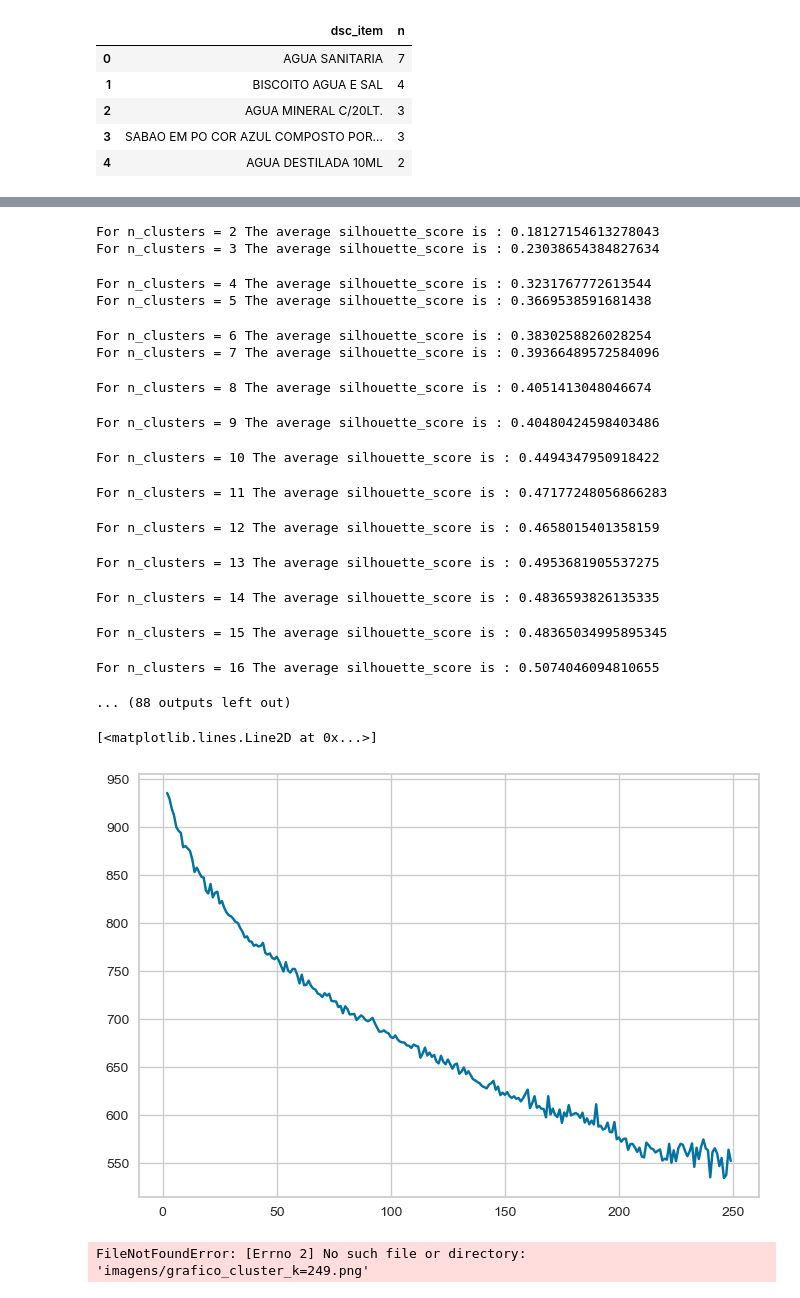
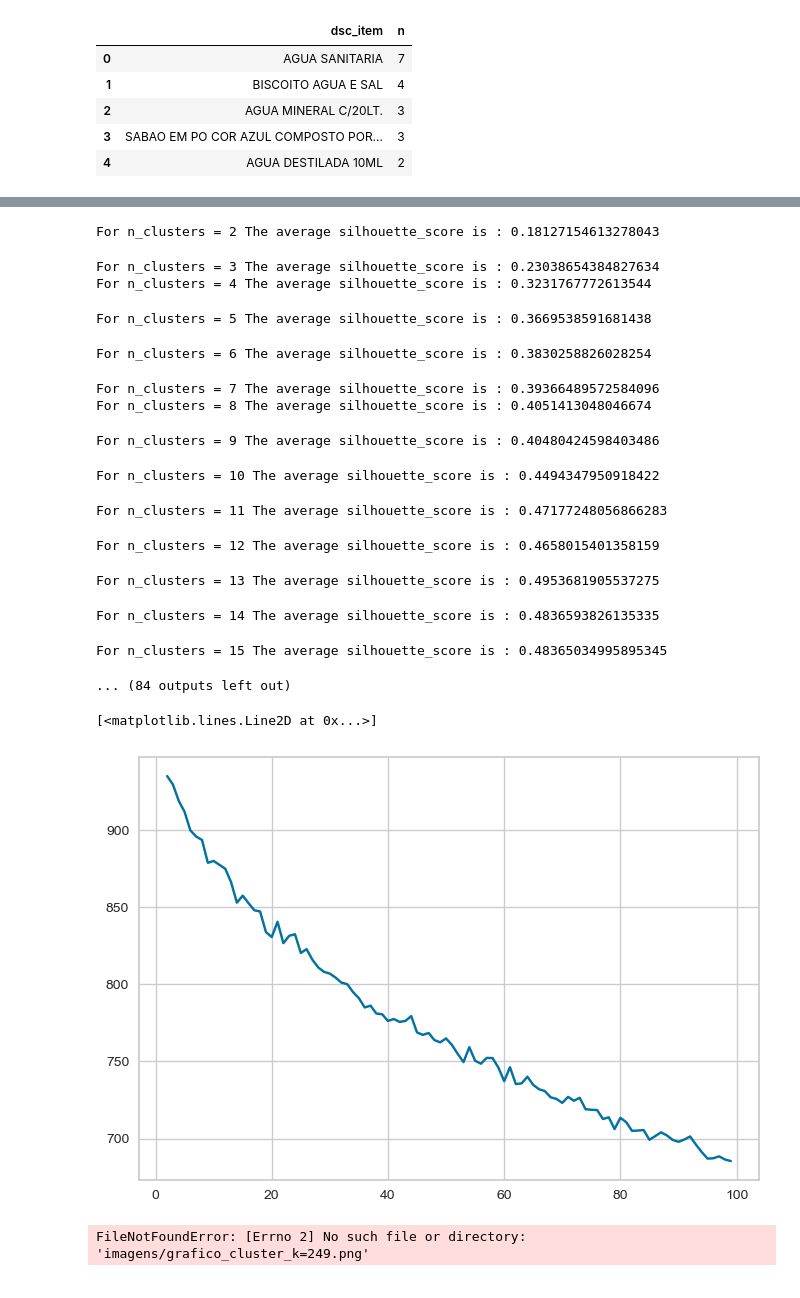
Before and after one commit to caiosousareis/NUS, a Jupyter notebook: Teste Clusterização.ipynb, the cells around one changed output, grey strips where cells are left out. Cells and saved outputs as stored; diff of their text form; code cells hidden in the pictures.

```diff
--- a/Teste Clusterização.ipynb
+++ b/Teste Clusterização.ipynb
@@ -68,7 +68,7 @@ vec.fit(df.dsc_item.values)
 features = vec.transform(df.dsc_item.values)
 # %%
 wcss = []
-for cluster in range(2,250):
+for cluster in range(2,100):
     cls = MiniBatchKMeans(n_clusters=cluster, random_state=42)
     cls.fit(features)
     silhouette_avg = v_measure_score(df.dsc_item.values, cls.labels_)
@@ -76,24 +76,23 @@ for cluster in range(2,250):
     wcss.append(cls.inertia_)
 # %% [output]
 For n_clusters = 2 The average silhouette_score is : 0.18127154613278043
-For n_clusters = 3 The average silhouette_score is : 0.23038654384827634
+For n_clusters = 3 The average silhouette_score is : 0.23038654384827634
 For n_clusters = 4 The average silhouette_score is : 0.3231767772613544
-For n_clusters = 5 The average silhouette_score is : 0.3669538591681438
-For n_clusters = 6 The average silhouette_score is : 0.3830258826028254
-For n_clusters = 7 The average silhouette_score is : 0.39366489572584096
+For n_clusters = 5 The average silhouette_score is : 0.3669538591681438
-For n_clusters = 8 The average silhouette_score is : 0.4051413048046674
+For n_clusters = 6 The average silhouette_score is : 0.3830258826028254
-For n_clusters = 9 The average silhouette_score is : 0.40480424598403486
+For n_clusters = 7 The average silhouette_score is : 0.39366489572584096
+For n_clusters = 8 The average silhouette_score is : 0.4051413048046674
-For n_clusters = 10 The average silhouette_score is : 0.4494347950918422
+For n_clusters = 9 The average silhouette_score is : 0.40480424598403486
-For n_clusters = 11 The average silhouette_score is : 0.47177248056866283
+For n_clusters = 10 The average silhouette_score is : 0.4494347950918422
-For n_clusters = 12 The average silhouette_score is : 0.4658015401358159
+For n_clusters = 11 The average silhouette_score is : 0.47177248056866283
-For n_clusters = 13 The average silhouette_score is : 0.4953681905537275
+For n_clusters = 12 The average silhouette_score is : 0.4658015401358159
-For n_clusters = 14 The average silhouette_score is : 0.4836593826135335
+For n_clusters = 13 The average silhouette_score is : 0.4953681905537275
-For n_clusters = 15 The average silhouette_score is : 0.48365034995895345
+For n_clusters = 14 The average silhouette_score is : 0.4836593826135335
-For n_clusters = 16 The average silhouette_score is : 0.5074046094810655
+For n_clusters = 15 The average silhouette_score is : 0.48365034995895345
-... (88 outputs left out)
+... (84 outputs left out)
 # %%
-clusters = [i for i in range(2,250)]
+clusters = [i for i in range(2,100)]
 plt.plot(clusters, wcss)
 # %% [output]
 [<matplotlib.lines.Line2D at 0x...>]
-[figure, old version]
+[figure, new version]
```
Also changed, not shown: parts of 5 cells of this notebook.
